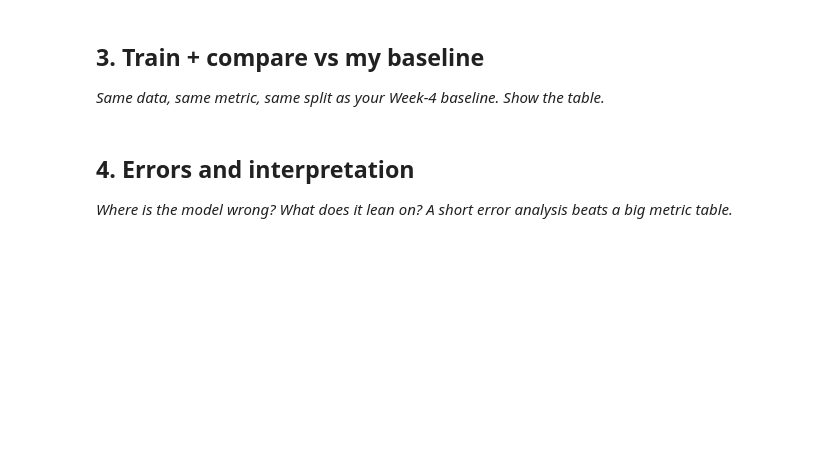
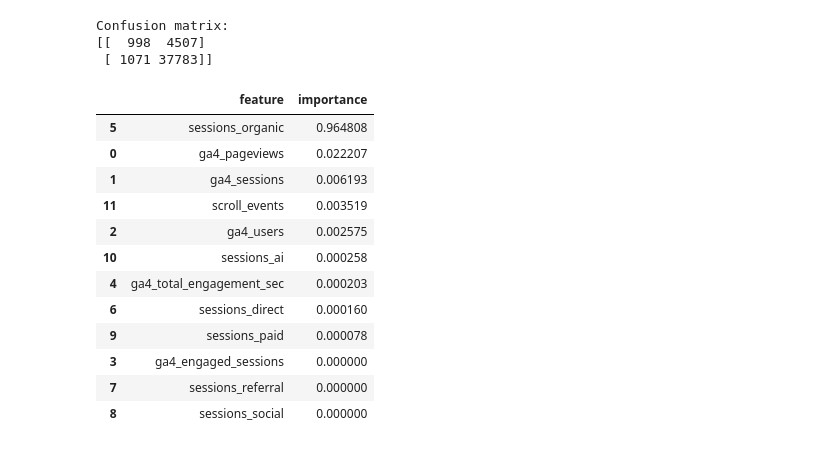
Before and after one commit to QuratulainAzhar22/flyrank-ml-work, a Jupyter notebook: work/notebooks/w05_model.ipynb, the cells around one changed output. Saved outputs shown, nothing was run; the diff lists cells and outputs as text; code cells hidden in the pictures; blank space fills up the shorter version.

```diff
--- a/work/notebooks/w05_model.ipynb
+++ b/work/notebooks/w05_model.ipynb
@@ -19,0 +209,12 @@ This skeleton is yours to fill. Work the sections **in order** — each one has
+# %%
+from sklearn.impute import SimpleImputer
+
+imputer = SimpleImputer(strategy="median")
+
+X_imputed = pd.DataFrame(
+    imputer.fit_transform(X),
+    columns=X.columns,
+    index=X.index
+)
+
+print("Missing values:", X_imputed.isna().sum().sum())
@@ -19,0 +275,15 @@ This skeleton is yours to fill. Work the sections **in order** — each one has
+# %%
+# This cell is for CODE (numbers, a query, a check).
+# Write your text answer in the cell ABOVE this one — typing sentences here breaks Run All.
+## 3. Train + compare vs my baseline
+from sklearn.tree import DecisionTreeClassifier
+
+dt_model = DecisionTreeClassifier(
+    max_depth=5,
+    random_state=42,
+    class_weight="balanced"
+)
+
+dt_model.fit(X_train, y_train)
+
+print("Decision Tree trained successfully.")
@@ -20,7 +381,13 @@ This skeleton is yours to fill. Work the sections **in order** — each one has
 # %%
 # This cell is for CODE (numbers, a query, a check).
 # Write your text answer in the cell ABOVE this one — typing sentences here breaks Run All.
+from sklearn.metrics import confusion_matrix
+
+cm = confusion_matrix(y_test, y_pred)
+
+print("Confusion matrix:")
+print(cm)
+# %% [output]
+Confusion matrix:
+[[  998  4507]
+ [ 1071 37783]]
-# %% [markdown]
-## 3. Train + compare vs my baseline
-
-*Same data, same metric, same split as your Week-4 baseline. Show the table.*
@@ -30,4 +393,0 @@ This skeleton is yours to fill. Work the sections **in order** — each one has
-# %% [markdown]
-## 4. Errors and interpretation
-
-*Where is the model wrong? What does it lean on? A short error analysis beats a big metric table.*
@@ -36,0 +394,24 @@ This skeleton is yours to fill. Work the sections **in order** — each one has
+# %%
+importance = pd.DataFrame({
+    "feature": feature_cols,
+    "importance": dt_model.feature_importances_
+}).sort_values(
+    "importance",
+    ascending=False
+)
+
+importance
+# %% [output]
+|  | feature | importance |
+| 5 | sessions_organic | 0.964808 |
+| 0 | ga4_pageviews | 0.022207 |
+| 1 | ga4_sessions | 0.006193 |
+| 11 | scroll_events | 0.003519 |
+| 2 | ga4_users | 0.002575 |
+| 10 | sessions_ai | 0.000258 |
+| 4 | ga4_total_engagement_sec | 0.000203 |
+| 6 | sessions_direct | 0.000160 |
+| 9 | sessions_paid | 0.000078 |
+| 3 | ga4_engaged_sessions | 0.000000 |
+| 7 | sessions_referral | 0.000000 |
+| 8 | sessions_social | 0.000000 |
```
Also changed, not shown: parts of 26 cells of this notebook.
